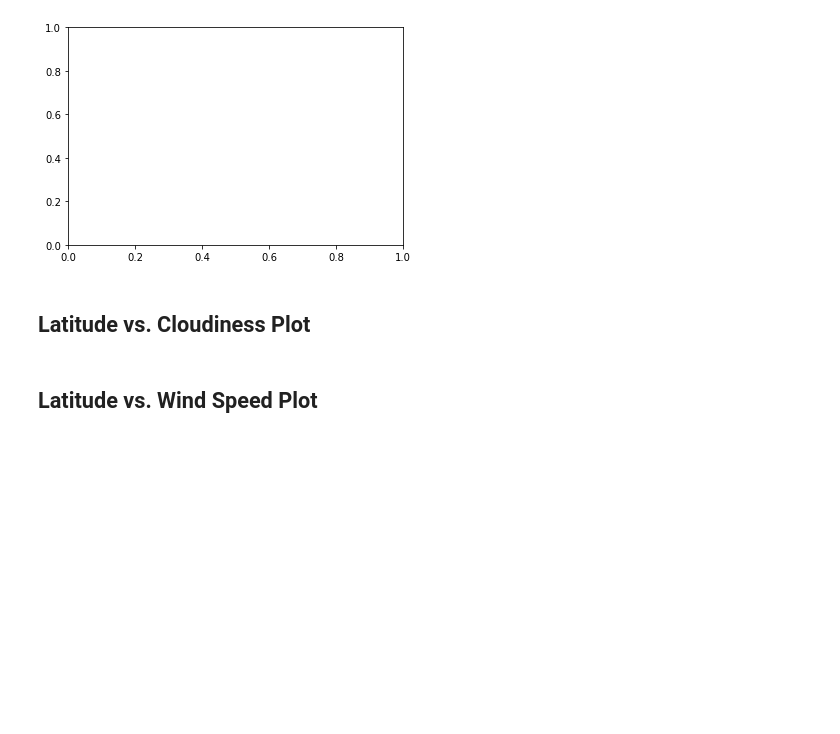
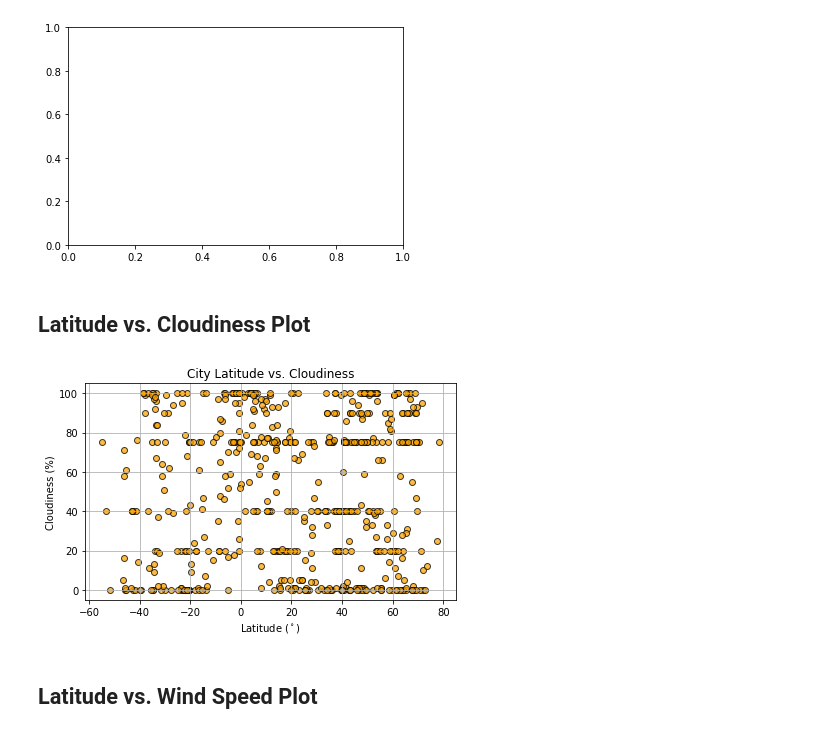
Before and after one commit to mgeorgic/Python-API-Weather, a Jupyter notebook: Code/WeatherPy.ipynb, the cells around one changed output. Drawn from its saved outputs; the diff is of its cells as text; code cells hidden in the pictures; blank space fills up the shorter version.

```diff
--- a/Code/WeatherPy.ipynb
+++ b/Code/WeatherPy.ipynb
@@ -200,5 +200,17 @@ AttributeError: 'PathCollection' object has no property 'markers'
 [figure]
 # %% [markdown]
 ## Latitude vs. Cloudiness Plot
+# %%
+plt.scatter(city_weather_df["Lat"], city_weather_df["Cloudiness"], alpha=.75, facecolors= "orange", edgecolors="k")
+
+plt.title(f"City Latitude vs. Cloudiness")
+plt.xlabel("Latitude ($^\circ$)")
+plt.ylabel("Cloudiness (%)")
+plt.grid(True)
+plt.tight_layout()
+plt.savefig("../Images/latvcclouds.png")
+plt.show()
+# %% [output]
+[figure, added]
 # %% [markdown]
 ## Latitude vs. Wind Speed Plot
```
Also changed, not shown: parts of 3 cells of this notebook, 3 other files.
